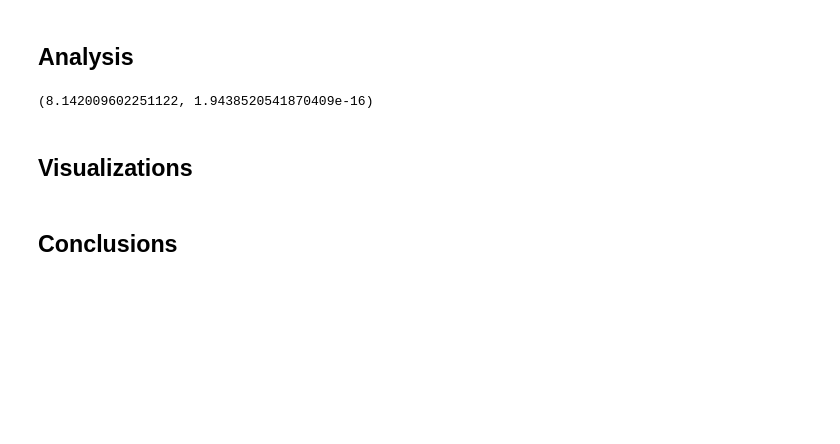
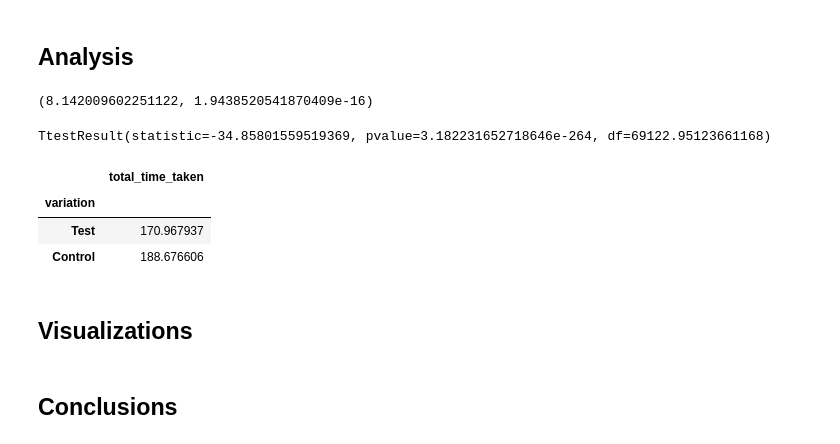
Before and after one commit to Aru-jan/vanguard-ab-test, a Jupyter notebook: main.ipynb, the cells around one changed output. Cells and saved outputs as stored; diff of their text form; code cells hidden in the pictures; blank space fills up the shorter version.

Commit message:
done 2nd hypothesis, Av time test<Av time control

```diff
--- a/main.ipynb
+++ b/main.ipynb
@@ -664,5 +664,23 @@ proportions_ztest(completes, just_visits, alternative = "larger")
 # %% [output]
 (8.142009602251122, 1.9438520541870409e-16)
+# %%
+# TWO SAMPLE T TEST ---- Average total_time of success is smaller in Test group than in Control group
+import scipy.stats as st
+# H0: average time it took to complete steps in test group is greater or equal to one in control group (Mean_time_test>=Mean_time_control)
+# H1: average time it took to complete steps is less in test group than in control group (Mean_time_test<Mean_time_control)
+df_test = happy_paths_filtered[happy_paths_filtered['variation']=='Test']['total_time_taken']
+df_control = happy_paths_filtered[happy_paths_filtered['variation']=='Control']['total_time_taken']
+st.ttest_ind(df_test,df_control, equal_var=False, alternative = 'less')
+# %% [output]
+TtestResult(statistic=-34.85801559519369, pvalue=3.182231652718646e-264, df=69122.95123661168)
+# %%
+average_time_per_variation = happy_paths_filtered.groupby('variation').agg({'total_time_taken': 'mean'})
+average_time_per_variation
+# %% [output]
+|  | total_time_taken |
+| variation |  |
+| Test | 170.967937 |
+| Control | 188.676606 |
 # %%
 #TODO: consider binning / pd.cut / qcut for numerical data
 #TODO: correlation matrix
```
Also changed, not shown: parts of 1 cell of this notebook.
